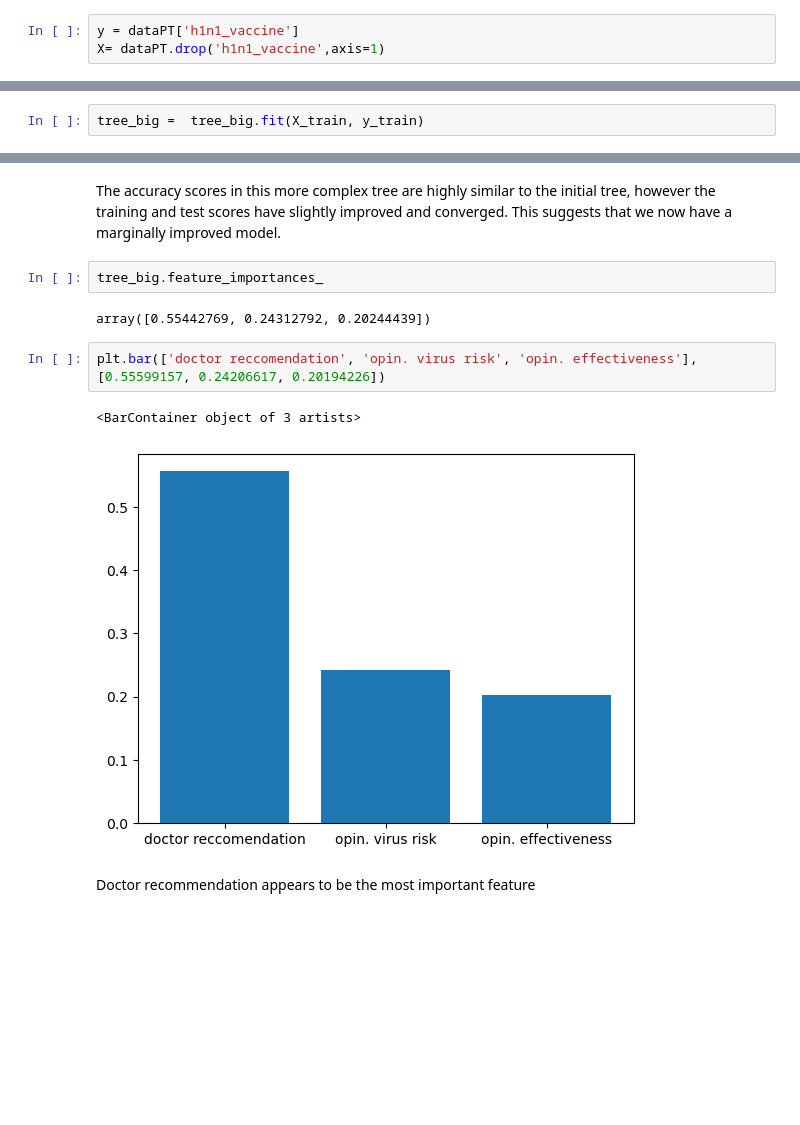
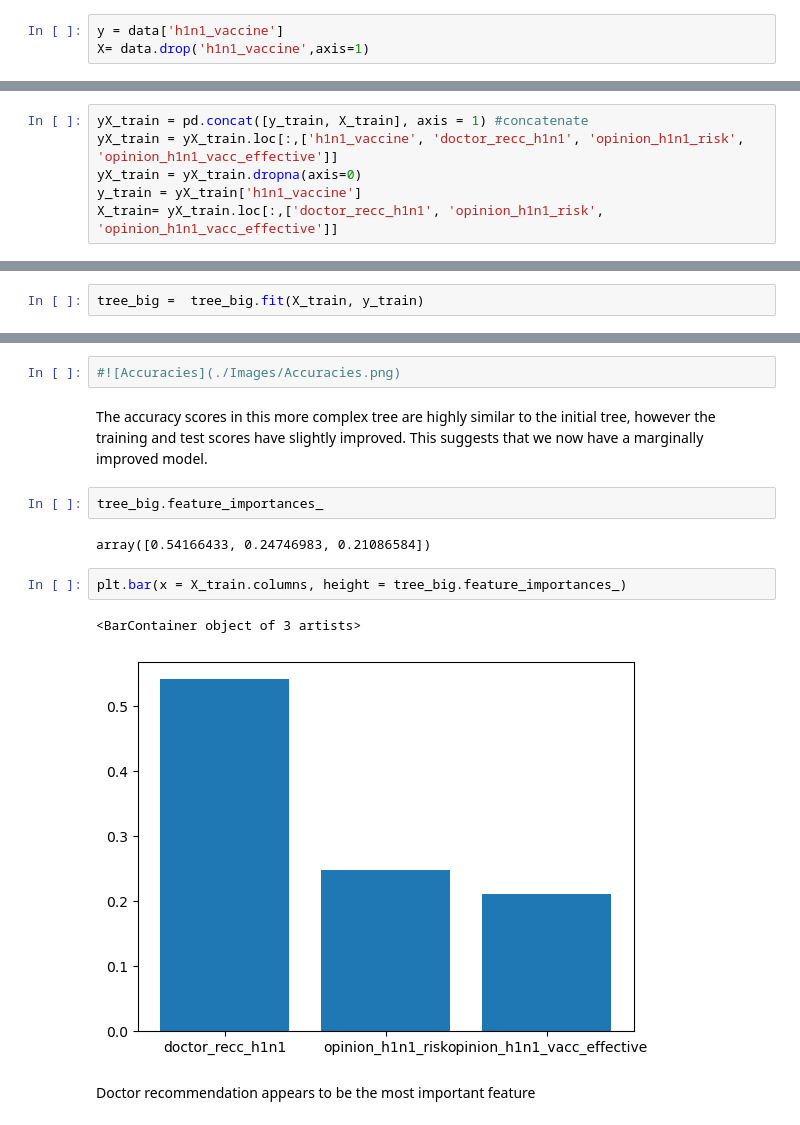
Before and after one commit to jmarksk/VaccineProject, a Jupyter notebook: VaccineProjectNotebook.ipynb, the cells around one changed output, grey strips where cells are left out. Drawn from its saved outputs; the diff is of its cells as text; blank space fills up the shorter version.

Commit message:
dummy post train-test split, etc.

```diff
--- a/VaccineProjectNotebook.ipynb
+++ b/VaccineProjectNotebook.ipynb
@@ -362,3 +313,3 @@ memory usage: 947.1 KB
 # %%
-y = dataPT['h1n1_vaccine']
-X= dataPT.drop('h1n1_vaccine',axis=1)
+y = data['h1n1_vaccine']
+X= data.drop('h1n1_vaccine',axis=1)
@@ -376,0 +403,6 @@ np.shape(X_test), np.shape(y_train)
+# %%
+yX_train = pd.concat([y_train, X_train], axis = 1) #concatenate
+yX_train = yX_train.loc[:,['h1n1_vaccine', 'doctor_recc_h1n1', 'opinion_h1n1_risk', 'opinion_h1n1_vacc_effective']]
+yX_train = yX_train.dropna(axis=0)
+y_train = yX_train['h1n1_vaccine']
+X_train= yX_train.loc[:,['doctor_recc_h1n1', 'opinion_h1n1_risk', 'opinion_h1n1_vacc_effective']]
@@ -461,13 +516,15 @@ tree_big.score(X_test, y_test)
+# %%
+#![Accuracies](./Images/Accuracies.png)
 # %% [markdown]
-The accuracy scores in this more complex tree are highly similar to the initial tree, however the training and test scores have slightly improved and converged.  This suggests that we now have a marginally improved model.
+The accuracy scores in this more complex tree are highly similar to the initial tree, however the training and test scores have slightly improved.  This suggests that we now have a marginally improved model.
 # %%
 tree_big.feature_importances_
 # %% [output]
-array([0.55442769, 0.24312792, 0.20244439])
+array([0.54166433, 0.24746983, 0.21086584])
 # %%
-plt.bar(['doctor reccomendation', 'opin. virus risk', 'opin. effectiveness'], [0.55599157, 0.24206617, 0.20194226])
+plt.bar(x = X_train.columns, height = tree_big.feature_importances_)
 # %% [output]
 <BarContainer object of 3 artists>
-[figure, old version]
+[figure, new version]
 # %% [markdown]
 Doctor recommendation appears to be the most important feature
```
Also changed, not shown: parts of 64 cells of this notebook, 3 other files.
